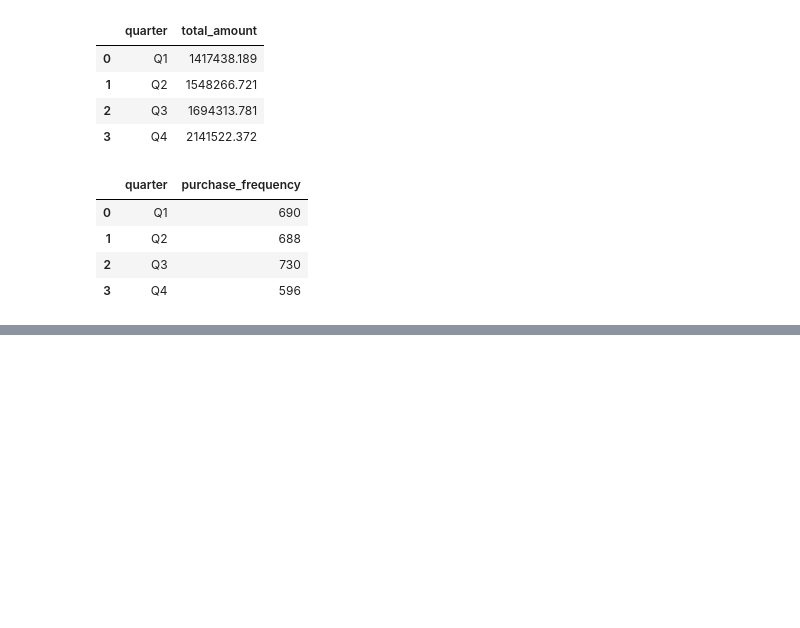
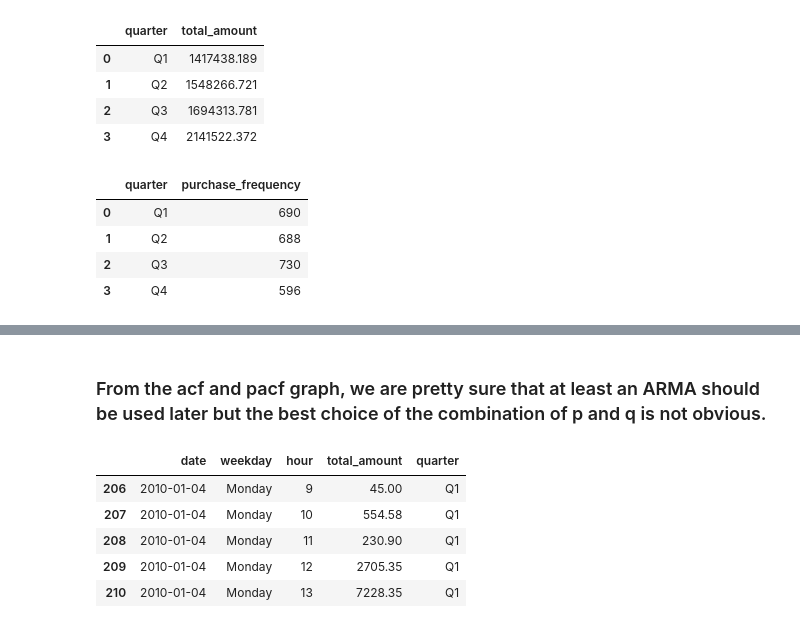
Before and after one commit to yichuang25/Forecasting-Project-Sales, a Jupyter notebook: Analysis&Modeling/Analysis(09-10)_continued.ipynb, the cells around one changed output, grey strips where cells are left out. Drawn from its saved outputs; the diff is of its cells as text; code cells hidden in the pictures; blank space fills up the shorter version.

```diff
--- a/Analysis&Modeling/Analysis(09-10)_continued.ipynb
+++ b/Analysis&Modeling/Analysis(09-10)_continued.ipynb
@@ -130,0 +170,11 @@ fig.show()
+# %% [markdown]
+### From the acf and pacf graph, we are pretty sure that at least an ARMA should be used later but the best choice of the combination of p and q is not obvious.
+# %%
+sales1.head(5)
+# %% [output]
+|  | date | weekday | hour | total_amount | quarter |
+| 206 | 2010-01-04 | Monday | 9 | 45.00 | Q1 |
+| 207 | 2010-01-04 | Monday | 10 | 554.58 | Q1 |
+| 208 | 2010-01-04 | Monday | 11 | 230.90 | Q1 |
+| 209 | 2010-01-04 | Monday | 12 | 2705.35 | Q1 |
+| 210 | 2010-01-04 | Monday | 13 | 7228.35 | Q1 |
```
Also changed, not shown: parts of 12 cells of this notebook.
